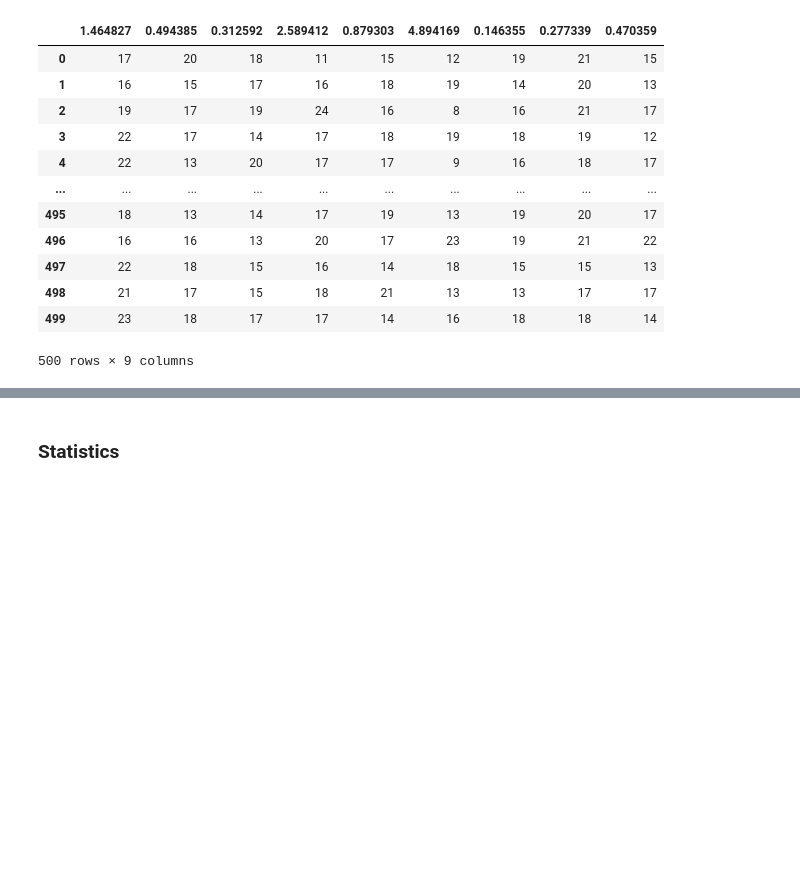
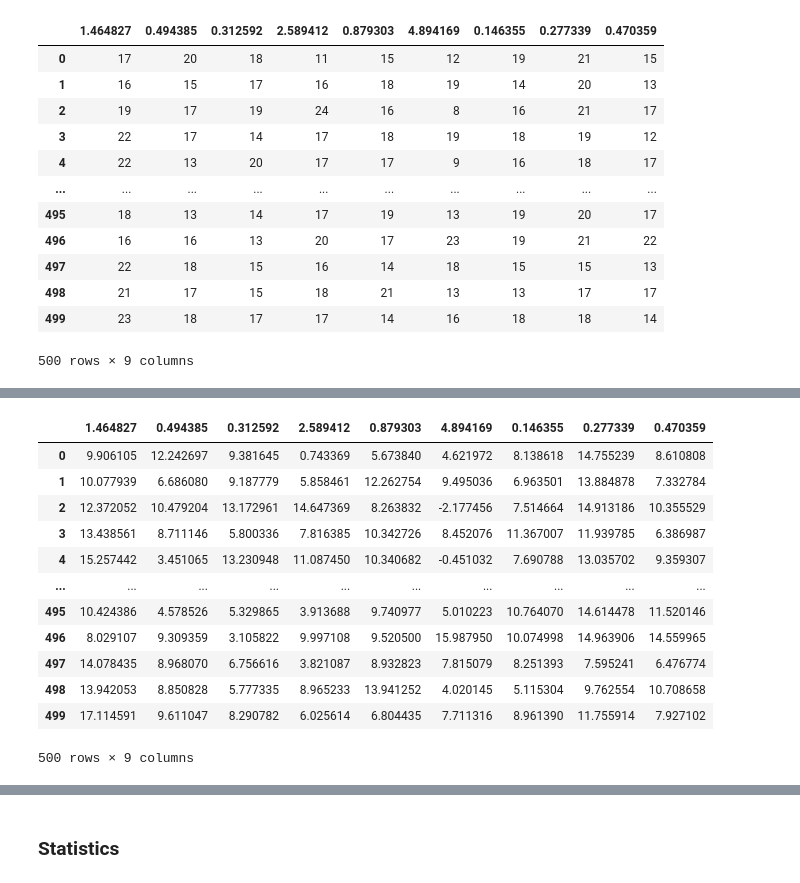
Before and after one commit to mu-triv/DPACv4, a Jupyter notebook: noise_hwp.ipynb, the cells around one changed output, grey strips where cells are left out. Drawn from its saved outputs; the diff is of its cells as text; code cells hidden in the pictures; blank space fills up the shorter version.

```diff
--- a/noise_hwp.ipynb
+++ b/noise_hwp.ipynb
@@ -209,10 +209,24 @@ for value in secret_numbers:
 # %%
 ### Add noise to hamming weight of the multiplication of the secret number
-signal_to_noise_ratio = 0.8
+signal_to_noise_ratio = 0.5
 noise_secret_numbers_hws = {}
 for k in secret_numbers_hws.keys():
     noise_secret_numbers_hws[k] = secret_numbers_hws[k].apply(lambda hw: add_noise_to_signal(signal=hw, snr=signal_to_noise_ratio, freq=50), axis=0)
 noise_secret_numbers_hws[0]
+# %% [output]
+|  | 1.464827 | 0.494385 | 0.312592 | 2.589412 | 0.879303 | 4.894169 | 0.146355 | 0.277339 | 0.470359 |
+| 0 | 9.906105 | 12.242697 | 9.381645 | 0.743369 | 5.673840 | 4.621972 | 8.138618 | 14.755239 | 8.610808 |
+| 1 | 10.077939 | 6.686080 | 9.187779 | 5.858461 | 12.262754 | 9.495036 | 6.963501 | 13.884878 | 7.332784 |
+| 2 | 12.372052 | 10.479204 | 13.172961 | 14.647369 | 8.263832 | -2.177456 | 7.514664 | 14.913186 | 10.355529 |
+| 3 | 13.438561 | 8.711146 | 5.800336 | 7.816385 | 10.342726 | 8.452076 | 11.367007 | 11.939785 | 6.386987 |
+| 4 | 15.257442 | 3.451065 | 13.230948 | 11.087450 | 10.340682 | -0.451032 | 7.690788 | 13.035702 | 9.359307 |
+| ... | ... | ... | ... | ... | ... | ... | ... | ... | ... |
+| 495 | 10.424386 | 4.578526 | 5.329865 | 3.913688 | 9.740977 | 5.010223 | 10.764070 | 14.614478 | 11.520146 |
+| 496 | 8.029107 | 9.309359 | 3.105822 | 9.997108 | 9.520500 | 15.987950 | 10.074998 | 14.963906 | 14.559965 |
+| 497 | 14.078435 | 8.968070 | 6.756616 | 3.821087 | 8.932823 | 7.815079 | 8.251393 | 7.595241 | 6.476774 |
+| 498 | 13.942053 | 8.850828 | 5.777335 | 8.965233 | 13.941252 | 4.020145 | 5.115304 | 9.762554 | 10.708658 |
+| 499 | 17.114591 | 9.611047 | 8.290782 | 6.025614 | 6.804435 | 7.711316 | 8.961390 | 11.755914 | 7.927102 |
+500 rows × 9 columns
 # %%
 %%time
 # start guessing... - with noise
```
Also changed, not shown: parts of 2 cells of this notebook, 7 other files.
